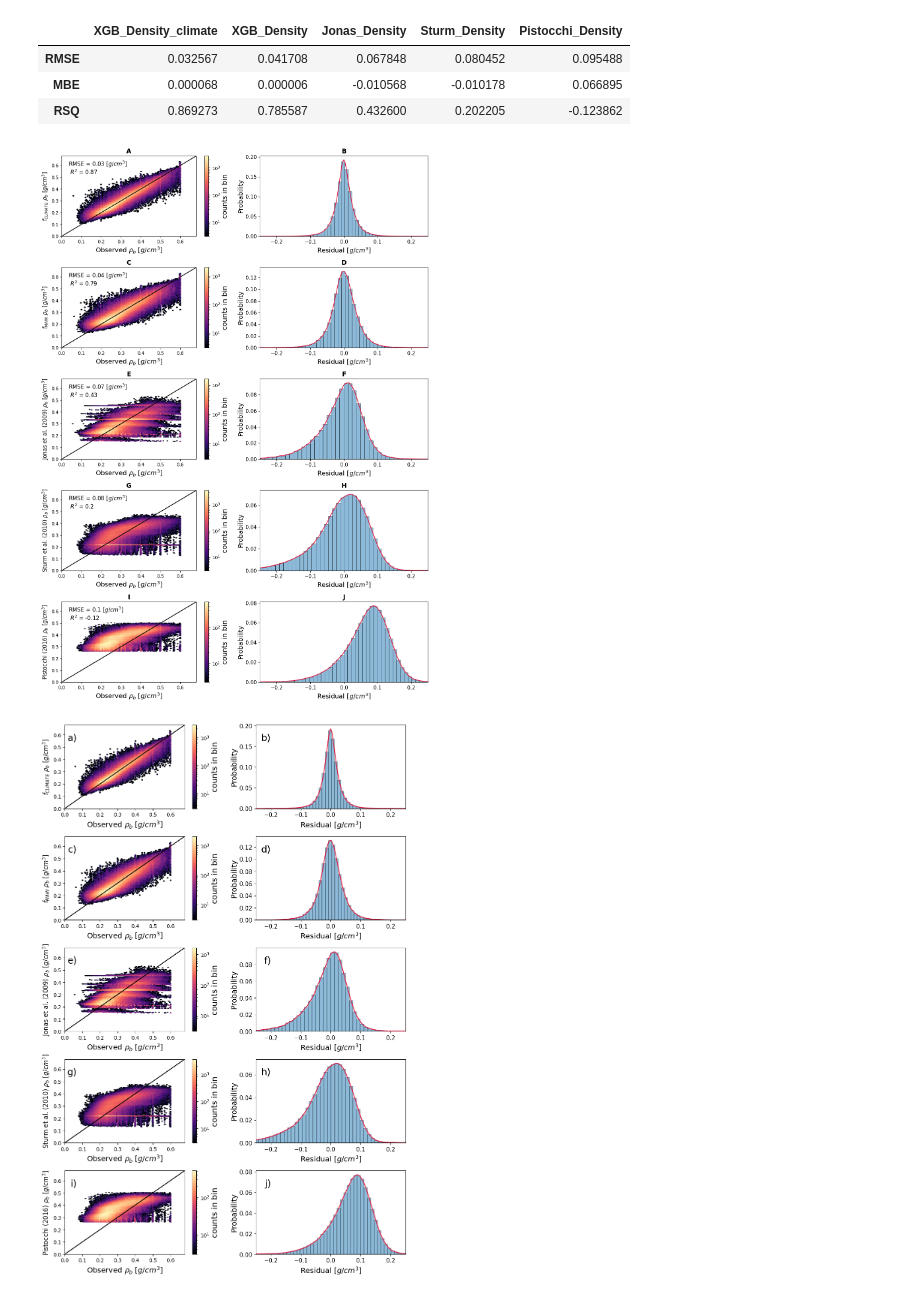
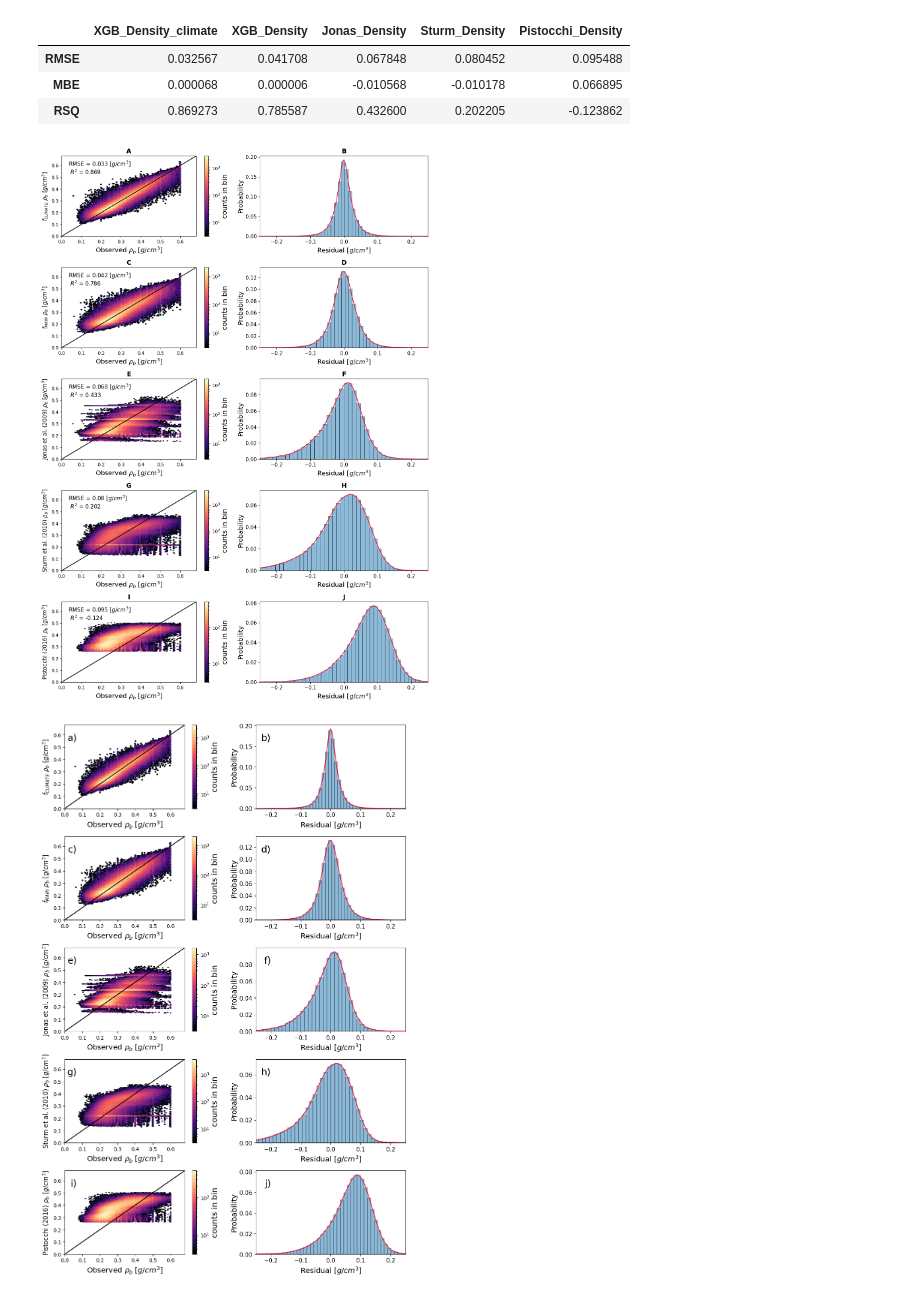
Before and after one commit to cryogars/density-models, a Jupyter notebook: experiments/06_model_evaluation_and_comparison.ipynb, the cells around one changed output. Saved outputs shown, nothing was run; the diff lists cells and outputs as text; code cells hidden in the pictures.

```diff
--- a/experiments/06_model_evaluation_and_comparison.ipynb
+++ b/experiments/06_model_evaluation_and_comparison.ipynb
@@ -91,55 +91,55 @@ for i, model in enumerate(density_df_for_evals.columns[:-1]):
 
     if model == 'XGB_Density':
         y_label = r'$f_{MAIN}\ \rho_b\ [g/cm^3]$'
-        rmse_xgb = density_eval_results.XGB_Density.loc['RMSE'].round(2)
+        rmse_xgb = density_eval_results.XGB_Density.loc['RMSE'].round(3)
         rmse_= f'{rmse_xgb} {unit}'
-        r2_ = density_eval_results.XGB_Density.loc['RSQ'].round(2)
+        r2_ = density_eval_results.XGB_Density.loc['RSQ'].round(3)
     elif model == 'XGB_Density_climate':
         y_label = r'$f_{CLIMATE}\ \rho_b\ [g/cm^3]$'
-        rmse_xgb_clim = density_eval_results.XGB_Density_climate.loc['RMSE'].round(2)
+        rmse_xgb_clim = density_eval_results.XGB_Density_climate.loc['RMSE'].round(3)
         rmse_= f'{rmse_xgb_clim} {unit}'
-        r2_ = density_eval_results.XGB_Density_climate.loc['RSQ'].round(2)
+        r2_ = density_eval_results.XGB_Density_climate.loc['RSQ'].round(3)
     elif 'Jonas' in model:
         y_label = 'Jonas et al. (2009)' + r' $\rho_b\  [g/cm^3]$'
-        rmse_jonas = density_eval_results.Jonas_Density.loc['RMSE'].round(2)
+        rmse_jonas = density_eval_results.Jonas_Density.loc['RMSE'].round(3)
         rmse_= f'{rmse_jonas} {unit}'
-        r2_ = density_eval_results.Jonas_Density.loc['RSQ'].round(2)
+        r2_ = density_eval_results.Jonas_Density.loc['RSQ'].round(3)
     elif 'Sturm' in model:
         y_label = 'Sturm et al. (2010)' + r' $\rho_b\  [g/cm^3]$'
-        rmse_sturm = density_eval_results.Sturm_Density.loc['RMSE'].round(2)
+        rmse_sturm = density_eval_results.Sturm_Density.loc['RMSE'].round(3)
         rmse_= f'{rmse_sturm} {unit}'
-        r2_ = density_eval_results.Sturm_Density.loc['RSQ'].round(2)
+        r2_ = density_eval_results.Sturm_Density.loc['RSQ'].round(3)
     elif 'Pistocchi' in model:
         y_label = 'Pistocchi (2016)' + r' $\rho_b\  [g/cm^3]$'
-        rmse_pist = density_eval_results.Pistocchi_Density.loc['RMSE'].round(2)
+        rmse_pist = density_eval_results.Pistocchi_Density.loc['RMSE'].round(3)
         rmse_= f'{rmse_pist} {unit}'
-        r2_ = density_eval_results.Pistocchi_Density.loc['RSQ'].round(2)
+        r2_ = density_eval_results.Pistocchi_Density.loc['RSQ'].round(3)
     else:
         y_label = model.split('_')[0] + r' $\rho_b\  [g/cm^3]$'
 
     hb = ax[i, 0].hexbin(density_df_for_evals.Observed_Density, density_df_for_evals[model], gridsize=80, cmap='magma', bins='log', mincnt=3)
     ax[i, 0].plot([0,1], [0,1], transform=ax[i, 0].transAxes, color='k')
     ax[i, 0].set_xlabel(r'Observed $\rho_b\ [g/cm^3]$', fontsize=14)
     ax[i, 0].set_ylabel(y_label, fontsize=12)
     ax[i, 0].set(xlim=(0, 0.68), ylim=(0, 0.68))
     ax[i, 0].set_title(f'{chr(96+(2*i + 1)).upper()}', fontweight='bold', fontsize=14)
     ax[i, 0].text(0.05, 0.95, f'RMSE = {rmse_} \n $R^2$ = {r2_}', transform=ax[i, 0].transAxes, fontsize=12, verticalalignment='top')
     cb = plt.colorbar(hb)
     cb.set_label('counts in bin', fontsize=15)
 
     sns.histplot(density_df_for_evals[model] - density_df_for_evals.Observed_Density, kde=True, stat='probability', bins=70, ax=ax[i, 1])
     ax[i, 1].lines[0].set_color('crimson')
     ax[i, 1].set_xlabel('Residual $[g/cm^3]$', fontsize=14)
     ax[i, 1].set_ylabel('Probability', fontsize=14)
     ax[i, 1].set(xlim=(-0.25, 0.25))
     ax[i, 1].set_title(f'{chr(96+(2*i + 2)).upper()}', fontweight='bold', fontsize=14)
     ax[i, 1].tick_params(labelsize=11)
 
 plt.tight_layout()
 plt.savefig('../plots/esc.jpg', dpi=300, bbox_inches='tight')
 plt.show()
 # %% [output]
-[figure, old version]
+[figure, new version]
 # %%
 fig, ax = plt.subplots(nrows=5, ncols=2, figsize=(10, 15))
 
```
